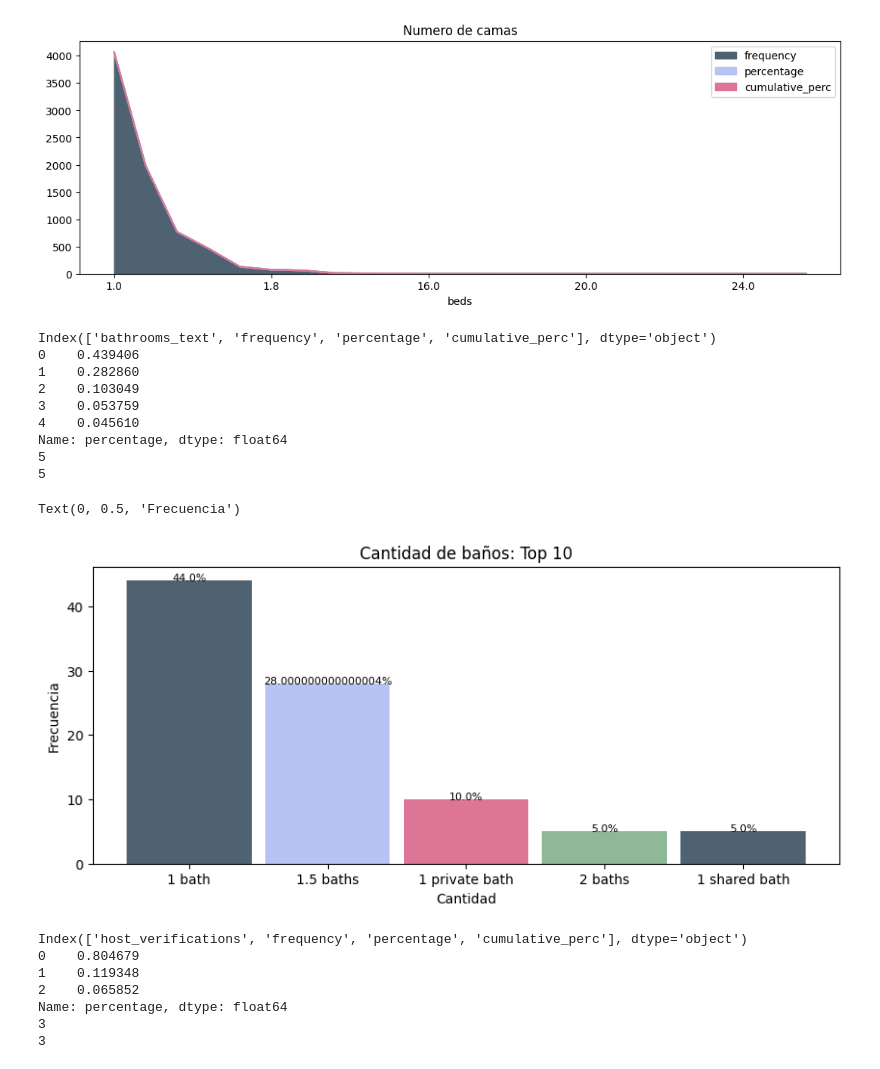
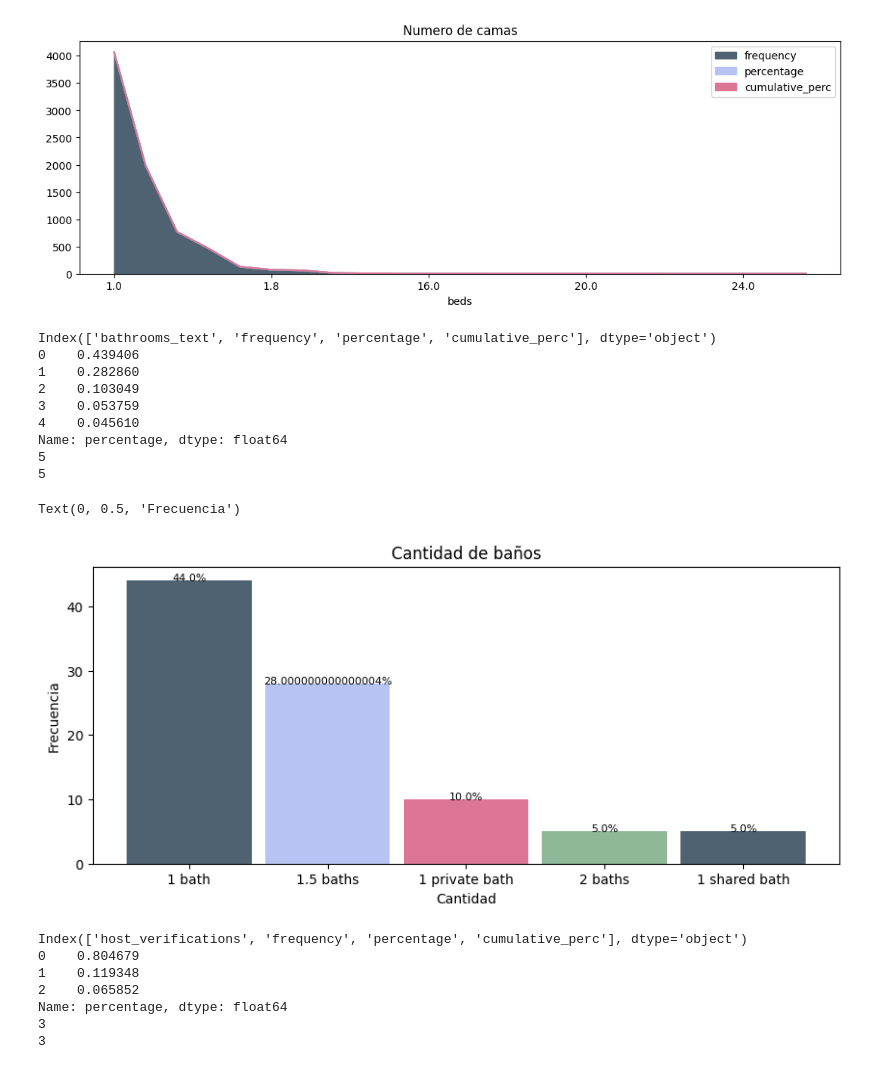
Before and after one commit to A01246519/EvidenciaIndividual, a Jupyter notebook: ComparacionDF_Amsterdam_Parte2.ipynb, the cells around one changed output. Drawn from its saved outputs; the diff is of its cells as text; code cells hidden in the pictures.

```diff
--- a/ComparacionDF_Amsterdam_Parte2.ipynb
+++ b/ComparacionDF_Amsterdam_Parte2.ipynb
@@ -592,35 +610,35 @@ bathrooms_text=freq_tbl(Analisis_Amsterdam['bathrooms_text'])
 Filtro = bathrooms_text[bathrooms_text['frequency']>300]
 
 print(Filtro.columns)
 x = Filtro['bathrooms_text']
 y = round(Filtro['percentage'], ndigits=2)*100
 print(Filtro['percentage'])
 print(len(x))
 print(len(y))
 
 
 
 plt.figure(figsize=(10,4))
 plt.bar(x,y, width=0.9, color = ['#4F6272', '#B7C3F3', '#DD7596', '#8EB897'])
 
 
 addlabels(x,y)
 
-plt.title('Cantidad de baños: Top 10')
+plt.title('Cantidad de baños')
 plt.xlabel('Cantidad')
 plt.ylabel('Frecuencia')
 # %% [output]
 Index(['bathrooms_text', 'frequency', 'percentage', 'cumulative_perc'], dtype='object')
 0    0.439406
 1    0.282860
 2    0.103049
 3    0.053759
 4    0.045610
 Name: percentage, dtype: float64
 5
 5
 Text(0, 0.5, 'Frecuencia')
-[figure, old version]
+[figure, new version]
 # %%
 #host_verifications
 def addlabels(x,y):
```
Also changed, not shown: parts of 3 cells of this notebook, 1 other file.
